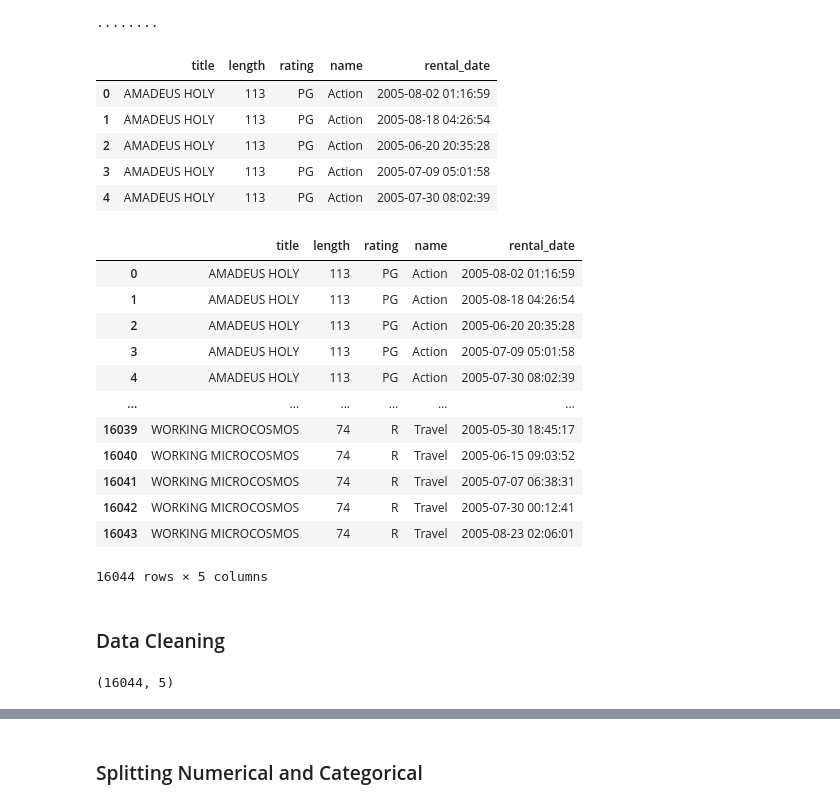
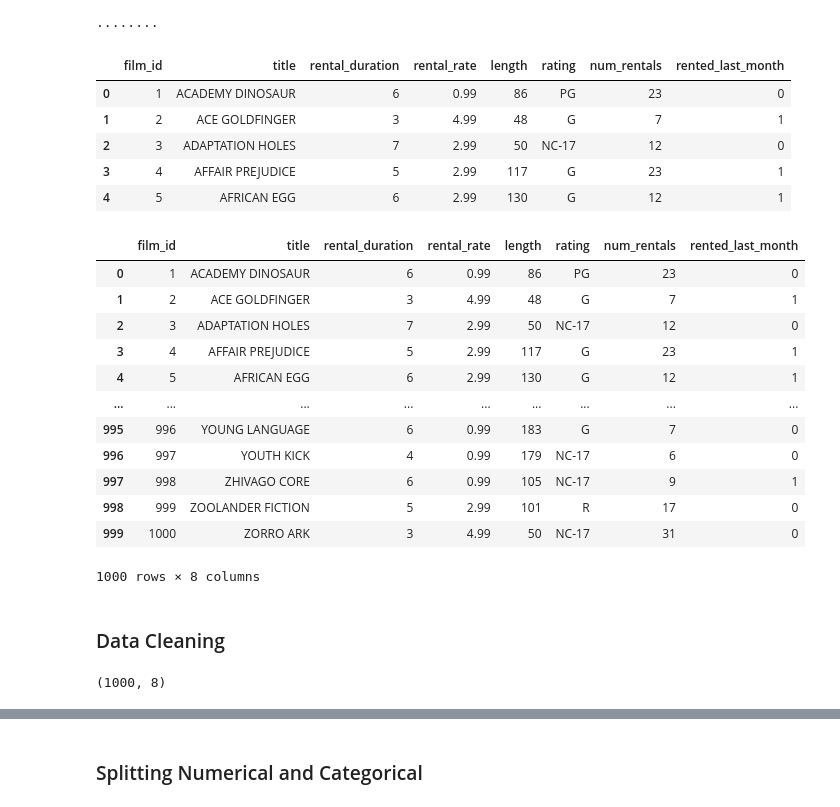
Before and after one commit to ricardobravo98/lab-predictions-logistic-regression--Ricardo, a Jupyter notebook: Week 8 Python Lab.ipynb, the cells around one changed output, grey strips where cells are left out. Cells and saved outputs as stored; diff of their text form; code cells hidden in the pictures.

```diff
--- a/Week 8 Python Lab.ipynb
+++ b/Week 8 Python Lab.ipynb
@@ -17,48 +18,51 @@ engine = create_engine(connection_string)
 # %% [output]
 ········
 # %%
-query = '''SELECT a.title, a.length, a.rating, e.name, c.rental_date
-FROM film a
-JOIN film_category d
-on a.film_id = d.film_id
-Join category e
-on d.category_id = e.category_id
-JOIN inventory b
-ON a.film_id = b.film_id
-JOIN rental c
-ON b.inventory_id = c.inventory_id;'''
+query = '''SELECT film_id, title, rental_duration, rental_rate, length, rating,
+        COUNT(DISTINCT rental.rental_id) AS num_rentals,
+        CASE
+            WHEN MAX(rental_date) >= '2006-02-01' AND MAX(rental_date) < '2006-03-01'
+            THEN TRUE
+            ELSE FALSE
+        END AS rented_last_month
+        FROM rental
+        JOIN inventory USING (inventory_id)
+        RIGHT JOIN film USING (film_id)
+        JOIN film_category USING (film_id)
+        JOIN category USING (category_id)
+        GROUP BY film_id;'''
 
 data = pd.read_sql_query(query, engine)
 data.head()
 # %% [output]
-|  | title | length | rating | name | rental_date |
-| 0 | AMADEUS HOLY | 113 | PG | Action | 2005-08-02 01:16:59 |
-| 1 | AMADEUS HOLY | 113 | PG | Action | 2005-08-18 04:26:54 |
-| 2 | AMADEUS HOLY | 113 | PG | Action | 2005-06-20 20:35:28 |
-| 3 | AMADEUS HOLY | 113 | PG | Action | 2005-07-09 05:01:58 |
-| 4 | AMADEUS HOLY | 113 | PG | Action | 2005-07-30 08:02:39 |
+|  | film_id | title | rental_duration | rental_rate | length | rating | num_rentals | rented_last_month |
+| 0 | 1 | ACADEMY DINOSAUR | 6 | 0.99 | 86 | PG | 23 | 0 |
+| 1 | 2 | ACE GOLDFINGER | 3 | 4.99 | 48 | G | 7 | 1 |
+| 2 | 3 | ADAPTATION HOLES | 7 | 2.99 | 50 | NC-17 | 12 | 0 |
+| 3 | 4 | AFFAIR PREJUDICE | 5 | 2.99 | 117 | G | 23 | 1 |
+| 4 | 5 | AFRICAN EGG | 6 | 2.99 | 130 | G | 12 | 1 |
 # %%
 data
 # %% [output]
-|  | title | length | rating | name | rental_date |
-| 0 | AMADEUS HOLY | 113 | PG | Action | 2005-08-02 01:16:59 |
-| 1 | AMADEUS HOLY | 113 | PG | Action | 2005-08-18 04:26:54 |
-| 2 | AMADEUS HOLY | 113 | PG | Action | 2005-06-20 20:35:28 |
-| 3 | AMADEUS HOLY | 113 | PG | Action | 2005-07-09 05:01:58 |
-| 4 | AMADEUS HOLY | 113 | PG | Action | 2005-07-30 08:02:39 |
-| ... | ... | ... | ... | ... | ... |
-| 16039 | WORKING MICROCOSMOS | 74 | R | Travel | 2005-05-30 18:45:17 |
-| 16040 | WORKING MICROCOSMOS | 74 | R | Travel | 2005-06-15 09:03:52 |
-| 16041 | WORKING MICROCOSMOS | 74 | R | Travel | 2005-07-07 06:38:31 |
-| 16042 | WORKING MICROCOSMOS | 74 | R | Travel | 2005-07-30 00:12:41 |
-| 16043 | WORKING MICROCOSMOS | 74 | R | Travel | 2005-08-23 02:06:01 |
+|  | film_id | title | rental_duration | rental_rate | length | rating | num_rentals | rented_last_month |
+| 0 | 1 | ACADEMY DINOSAUR | 6 | 0.99 | 86 | PG | 23 | 0 |
+| 1 | 2 | ACE GOLDFINGER | 3 | 4.99 | 48 | G | 7 | 1 |
+| 2 | 3 | ADAPTATION HOLES | 7 | 2.99 | 50 | NC-17 | 12 | 0 |
+| 3 | 4 | AFFAIR PREJUDICE | 5 | 2.99 | 117 | G | 23 | 1 |
+| 4 | 5 | AFRICAN EGG | 6 | 2.99 | 130 | G | 12 | 1 |
+| ... | ... | ... | ... | ... | ... | ... | ... | ... |
+| 995 | 996 | YOUNG LANGUAGE | 6 | 0.99 | 183 | G | 7 | 0 |
+| 996 | 997 | YOUTH KICK | 4 | 0.99 | 179 | NC-17 | 6 | 0 |
+| 997 | 998 | ZHIVAGO CORE | 6 | 0.99 | 105 | NC-17 | 9 | 1 |
+| 998 | 999 | ZOOLANDER FICTION | 5 | 2.99 | 101 | R | 17 | 0 |
+| 999 | 1000 | ZORRO ARK | 3 | 4.99 | 50 | NC-17 | 31 | 0 |
-16044 rows × 5 columns
+1000 rows × 8 columns
 # %% [markdown]
 ### Data Cleaning
 # %%
 data.shape
 # %% [output]
-(16044, 5)
+(1000, 8)
 # %%
 data.isna().sum
 # %% [output]
```
Also changed, not shown: parts of 14 cells of this notebook, 1 other file.
